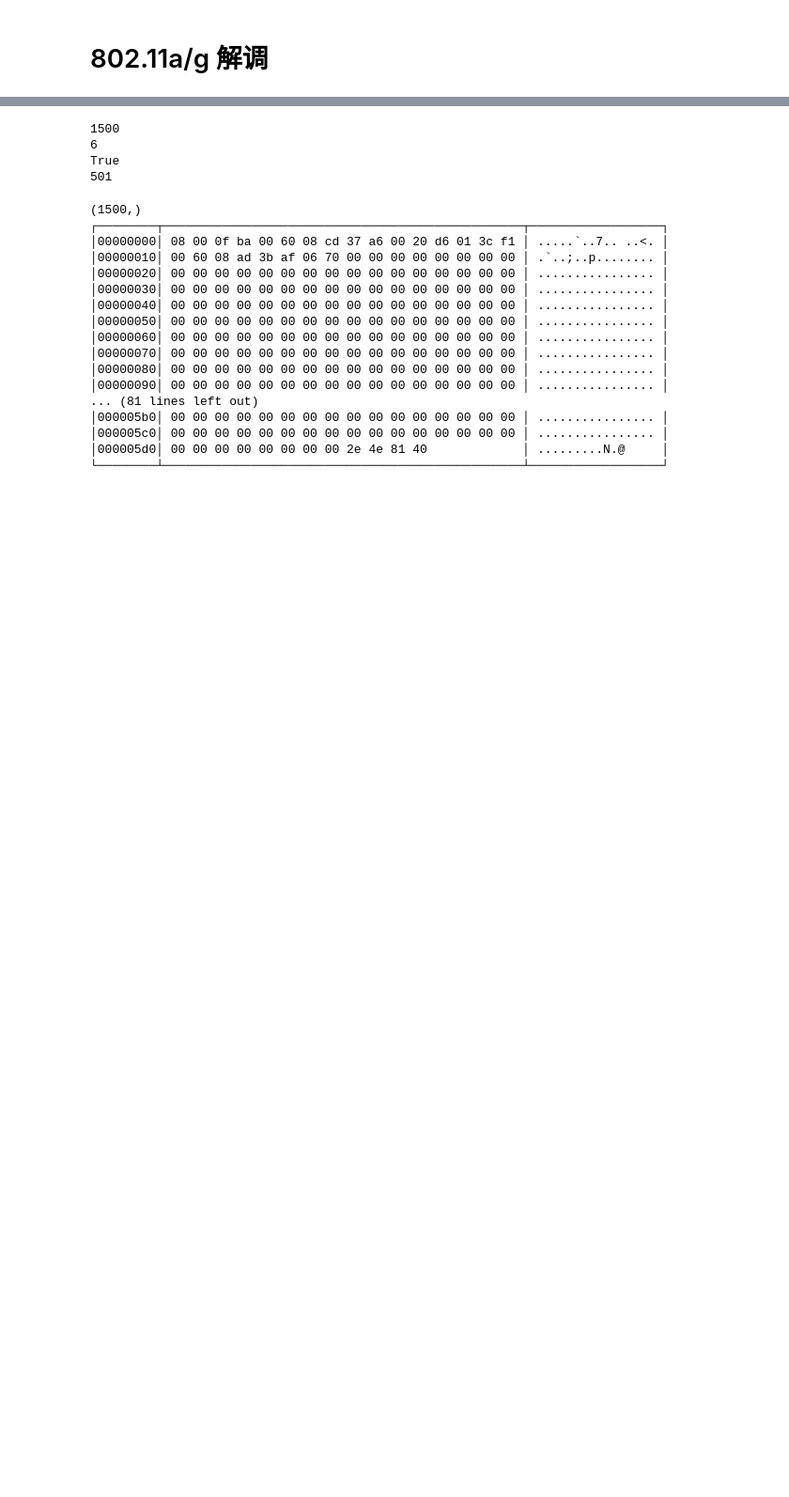
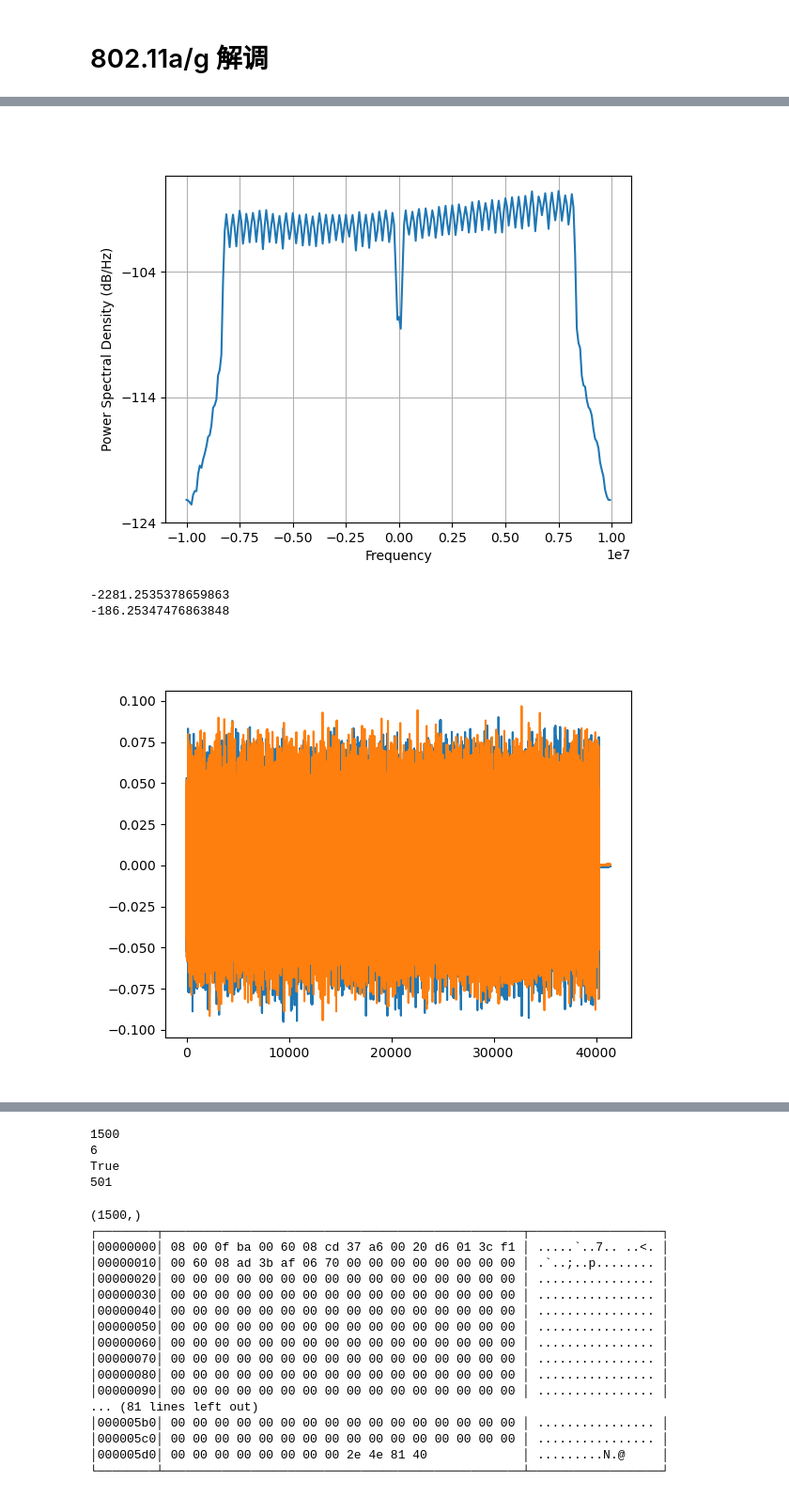
Before and after one commit to clysto/wifi-decoder, a Jupyter notebook: wifi.ipynb, the cells around one changed output, grey strips where cells are left out. Shown: that part at 94% size. Saved outputs shown, nothing was run; the diff lists cells and outputs as text; code cells hidden in the pictures; blank space fills up the shorter version.

```diff
--- a/wifi.ipynb
+++ b/wifi.ipynb
@@ -204,0 +203,72 @@ plt.show()
+# %%
+%matplotlib widget
+
+frame = get_frame(0)
+
+pos = wifi_decoder.find_packet_edge(frame, 0.9)
+frame = frame[pos:]
+
+plt.figure()
+plt.psd(frame, Fs=20e6)
+plt.show()
+
+# 粗略载波频率偏移估计
+coarse_cfo = wifi_decoder.coarse_cfo_estimate(frame)
+print(coarse_cfo)
+frame = wifi_decoder.freq_compensation(frame, coarse_cfo)
+# 精细时间对齐(LTS)
+pos = wifi_decoder.fine_time_sync(frame, 0.2)
+frame = frame[pos:]
+
+# 精细载波频率偏移估计
+fine_cfo = wifi_decoder.fine_cfo_estimate(frame)
+print(fine_cfo)
+frame = wifi_decoder.freq_compensation(frame, fine_cfo)
+
+plt.figure()
+plt.plot(frame.real)
+plt.plot(frame.imag)
+plt.show()
+
+# 信道参数估计
+channel_estimate = wifi_decoder.channel_estimate(frame)
+frame = frame[2 * LTS_LEN:]
+# 解调502个符号
+frame = frame[:(N + CP_LEN) * 502]
+# 变换成[502(行) * 符号长度(列)]的矩阵
+frame = frame.reshape(502, N + CP_LEN)
+# 去除CP
+frame = frame[:,CP_LEN:]
+# 时域转频域
+frame = fft(frame, axis=-1)
+# 使用信道参数纠正
+frame = frame * channel_estimate
+frame = fftshift(frame, axes=-1)
+
+# 数据信道
+data_symbols = frame[:,DATA_IND]
+# 导频信道
+pilot_symbols = frame[:,PILOT_IND]
+
+# 通过导频相位补偿
+phases = wifi_decoder.pilot_phase_estimate(pilot_symbols)
+data_symbols *= phases
+
+
+plt.figure()
+axes = plt.gca()
+axes.grid(True)
+axes.set_aspect(1)
+axes.set_facecolor("black")
+axes.set_xlim(-1.5, 1.5)
+axes.set_ylim(-1.5, 1.5)
+axes.set_xticks([])
+axes.set_yticks([])
+plt.scatter(data_symbols.real, data_symbols.imag, color="yellow")
+# plt.plot()
+plt.show()
+# %% [output]
+[figure, added]
+-2281.2535378659863
+-186.25347476863848
+[figure, added]
```
Also changed, not shown: parts of 7 cells of this notebook.
